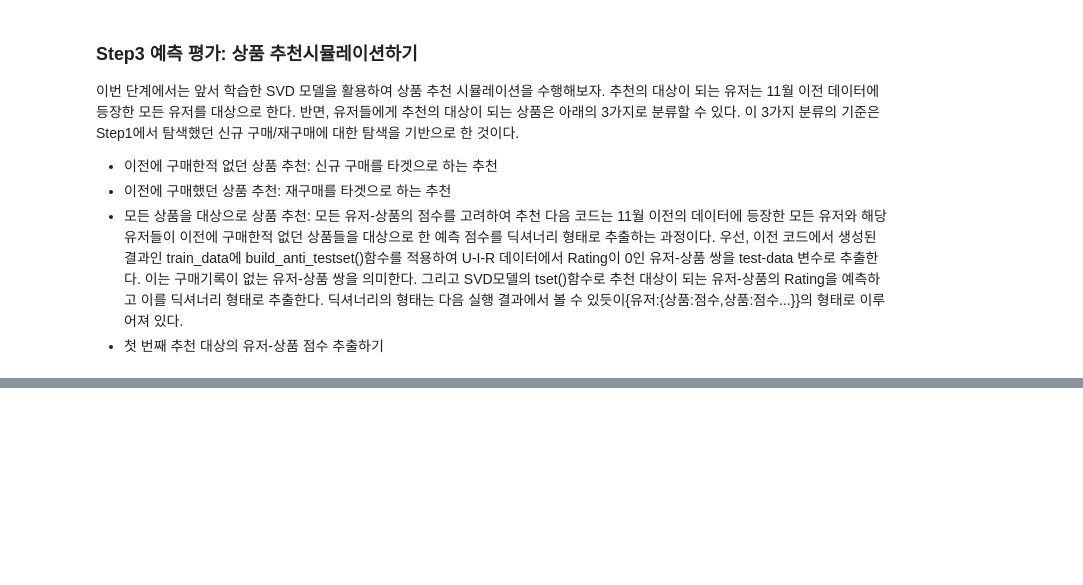
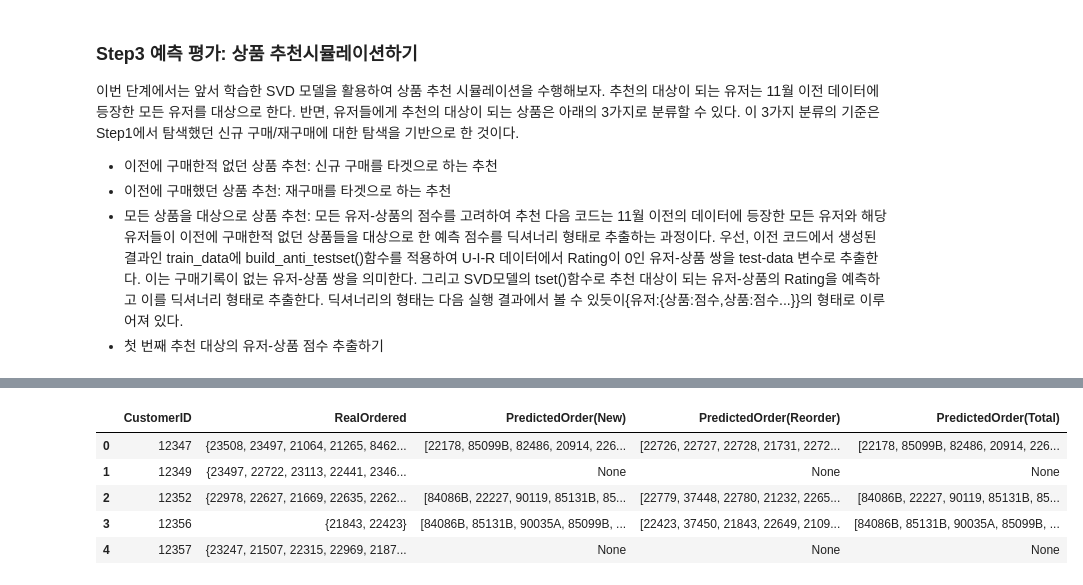
Before and after one commit to goldang01/python_data_analysis_study, a Jupyter notebook: Chapter 5.2.ipynb, the cells around one changed output, grey strips where cells are left out. Cells and saved outputs as stored; diff of their text form; code cells hidden in the pictures; blank space fills up the shorter version.

```diff
--- a/Chapter 5.2.ipynb
+++ b/Chapter 5.2.ipynb
@@ -649,0 +680,21 @@ print(str(new_order_prediction_dict)[:300] + "...")
+# %%
+# 두 딕셔너리를 하나로 통합한다.
+total_prediction_dict = {}
+
+# new_order_prediction_dict 정보를 새로운 딕셔너리에 저장한다.
+for customer_id in new_order_prediction_dict:
+    if customer_id not in total_prediction_dict:
+        total_prediction_dict[customer_id] = {}
+    for stock_code, predicted_rating in new_order_prediction_dict[customer_id].items():
+        if stock_code not in total_prediction_dict[customer_id]:
+            total_prediction_dict[customer_id][stock_code] = predicted_rating
+
+# reorder_prediction_dict 정보를 새로운 딕셔너리에 저장한다.
+for customer_id in reorder_prediction_dict:
+    if customer_id not in total_prediction_dict:
+        total_prediction_dict[customer_id] = {}
+    for stock_code, predicted_rating in reorder_prediction_dict[customer_id].items():
+        if stock_code not in total_prediction_dict[customer_id]:
+            total_prediction_dict[customer_id][stock_code] = predicted_rating
+
+print(str(total_prediction_dict)[:300] + "...")
@@ -649,0 +706,5 @@ print(str(new_order_prediction_dict)[:300] + "...")
+# %%
+# 11월 이후의 데이터를 테스트 데이터셋으로 사용하기 위한 데이터 프레임을 생성한다.
+simulation_test_df = df_year_end.groupby('CustomerID')['StockCode'].apply(set).reset_index()
+simulation_test_df.columns = ['CustomerID', 'RealOrdered']
+simulation_test_df.head()
@@ -649,0 +721,26 @@ print(str(new_order_prediction_dict)[:300] + "...")
+# %%
+# 이 데이터프레임에 상품 추천 시뮬레이션 결과를 추가하기 위한 함수를 정의한다.
+def add_predicted_stock_set(customer_id, prediction_dict):
+    if customer_id in prediction_dict:
+        predicted_stock_dict = prediction_dict[customer_id]
+        # 예측된 상품의 Rating이 높은 순으로 정렬한다.
+        sorted_stocks = sorted(predicted_stock_dict, key=lambda x : predicted_stock_dict[x], reverse=True)
+        return sorted_stocks
+    else:
+        return None
+
+# 상품 추천 시뮬레이션 결과를 추가하다.
+simulation_test_df['PredictedOrder(New)'] = simulation_test_df['CustomerID']. \
+                                            apply(lambda x: add_predicted_stock_set(x, new_order_prediction_dict))
+simulation_test_df['PredictedOrder(Reorder)'] = simulation_test_df['CustomerID']. \
+                                            apply(lambda x: add_predicted_stock_set(x, reorder_prediction_dict))
+simulation_test_df['PredictedOrder(Total)'] = simulation_test_df['CustomerID']. \
+                                            apply(lambda x: add_predicted_stock_set(x, total_prediction_dict))
+simulation_test_df.head()
+# %% [output]
+|  | CustomerID | RealOrdered | PredictedOrder(New) | PredictedOrder(Reorder) | PredictedOrder(Total) |
+| 0 | 12347 | {23508, 23497, 21064, 21265, 8462... | [22178, 85099B, 82486, 20914, 226... | [22726, 22727, 22728, 21731, 2272... | [22178, 85099B, 82486, 20914, 226... |
+| 1 | 12349 | {23497, 22722, 23113, 22441, 2346... | None | None | None |
+| 2 | 12352 | {22978, 22627, 21669, 22635, 2262... | [84086B, 22227, 90119, 85131B, 85... | [22779, 37448, 22780, 21232, 2265... | [84086B, 22227, 90119, 85131B, 85... |
+| 3 | 12356 | {21843, 22423} | [84086B, 85131B, 90035A, 85099B, ... | [22423, 37450, 21843, 22649, 2109... | [84086B, 85131B, 90035A, 85099B, ... |
+| 4 | 12357 | {23247, 21507, 22315, 22969, 2187... | None | None | None |
```
Also changed, not shown: parts of 30 cells of this notebook.
